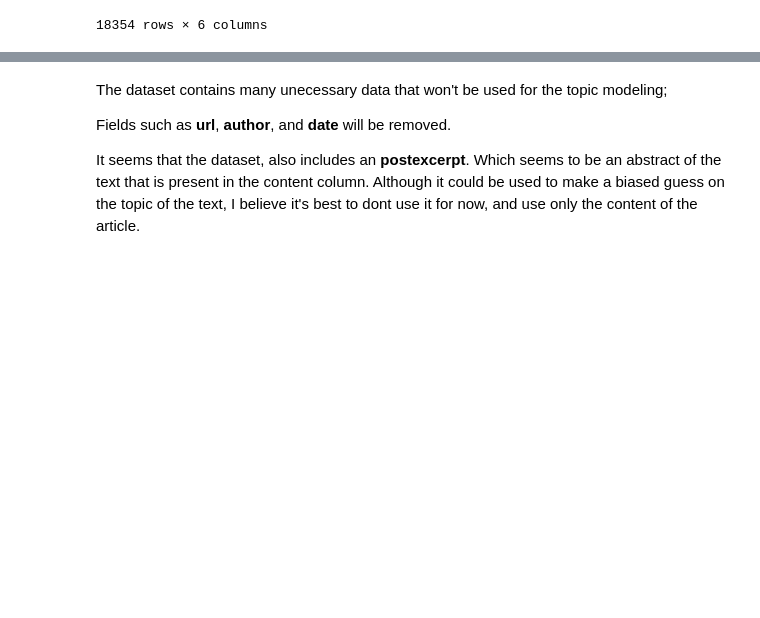
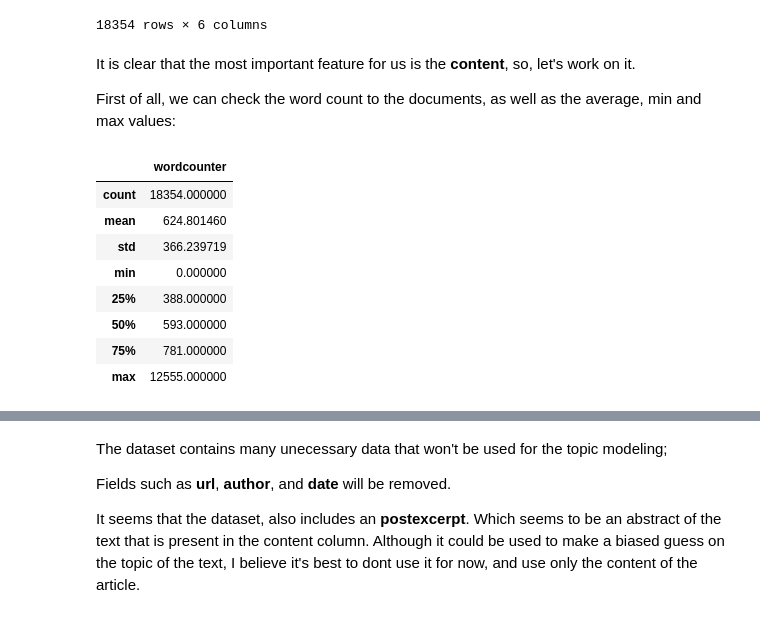
Before and after one commit to SWE3T/TopicModeling, a Jupyter notebook: SpaceNews.ipynb, the cells around one changed output, grey strips where cells are left out. Saved outputs shown, nothing was run; the diff lists cells and outputs as text; code cells hidden in the pictures; blank space fills up the shorter version.

```diff
--- a/SpaceNews.ipynb
+++ b/SpaceNews.ipynb
@@ -73,3 +67,20 @@ data
 | 18352 | House Bill Leaves Last Three JPSS... | https://spacenews.com/no-money-fo... | WASHINGTON — A spending bill the ... | Dan Leone | June 4, 2015 | A spending bill the House passed ... |
 | 18353 | Championing a Climate Change for ... | https://spacenews.com/championing... | U.S. Rep. Jim Bridenstine (R-Okla... | Jeff Foust | February 18, 2015 | Rep. Jim Bridenstine, who emerged... |
 18354 rows × 6 columns
+# %% [markdown]
+It is clear that the most important feature for us is the **content**, so, let's work on it.
+
+First of all, we can check the word count to the documents, as well as the average, min and max values:
+# %%
+data['wordcounter'] = data['content'].apply(lambda x: len(str(x).split()))
+data.describe()
+# %% [output]
+|  | wordcounter |
+| count | 18354.000000 |
+| mean | 624.801460 |
+| std | 366.239719 |
+| min | 0.000000 |
+| 25% | 388.000000 |
+| 50% | 593.000000 |
+| 75% | 781.000000 |
+| max | 12555.000000 |
```
Also changed, not shown: parts of 27 cells of this notebook.
